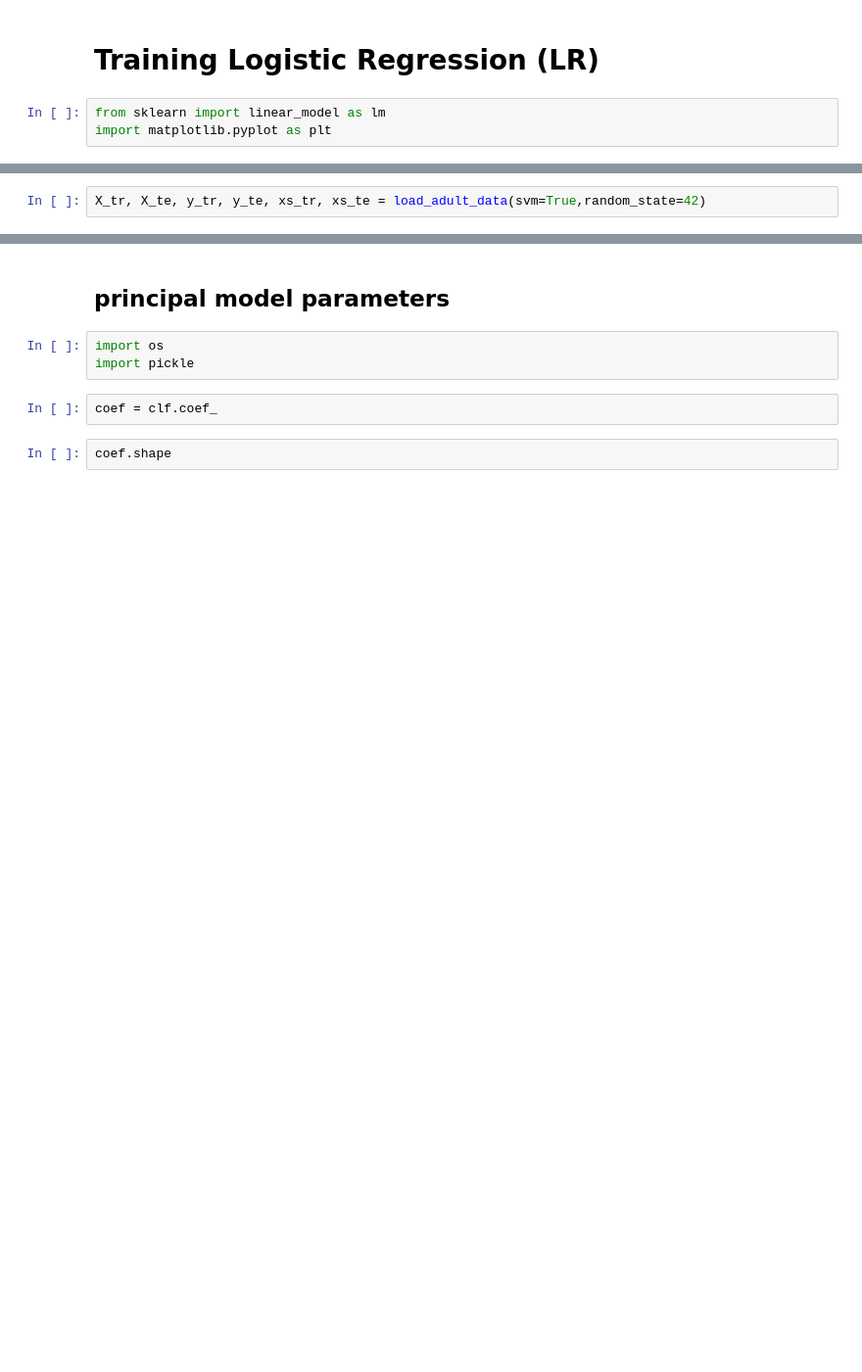
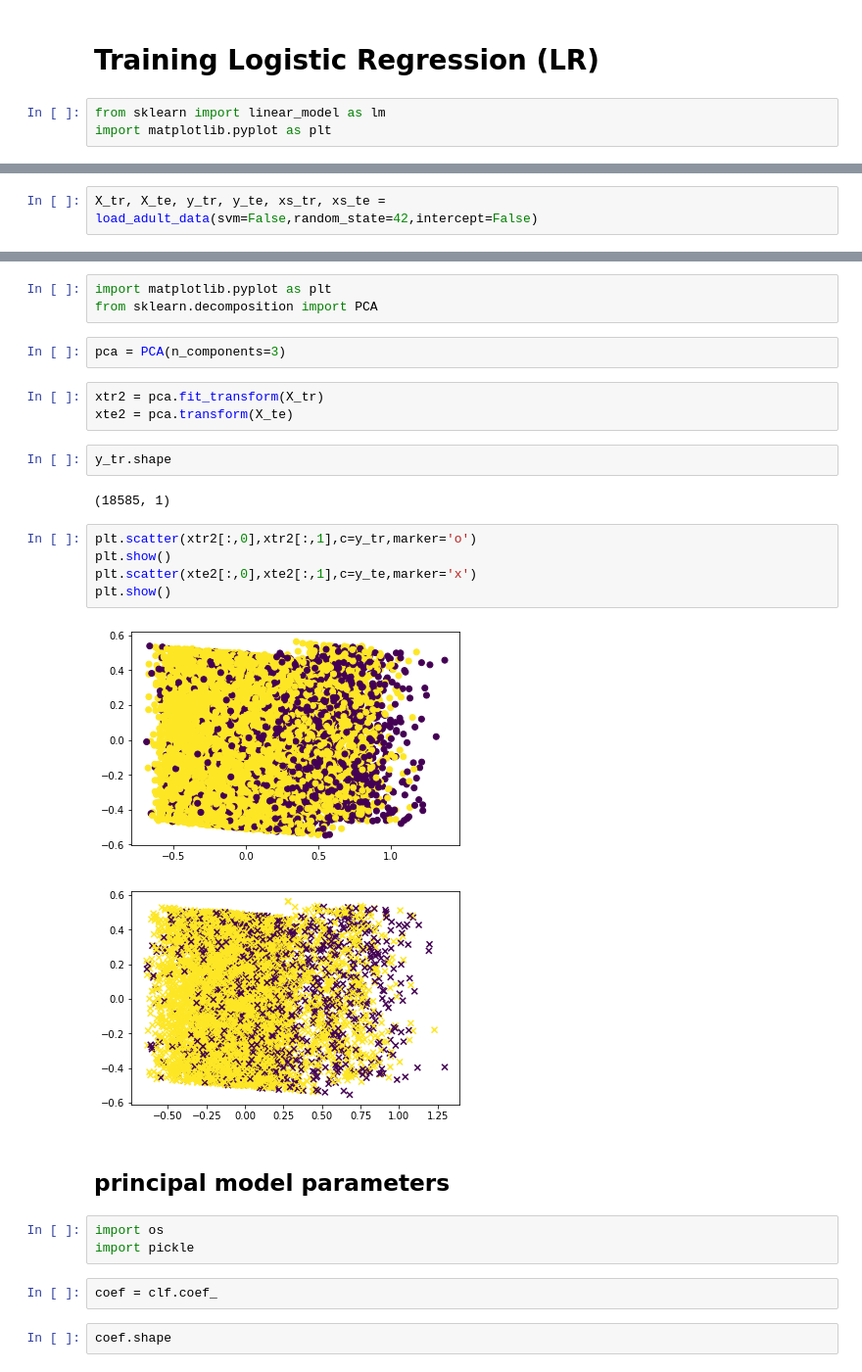
Before and after one commit to psr6275/fairness_audit, a Jupyter notebook: codes/LR training and test.ipynb, the cells around one changed output, grey strips where cells are left out. Shown at 98% size. Saved outputs shown, nothing was run; the diff lists cells and outputs as text; blank space fills up the shorter version.

```diff
--- a/codes/LR training and test.ipynb
+++ b/codes/LR training and test.ipynb
@@ -11,2 +26,2 @@ import matplotlib.pyplot as plt
 # %%
-X_tr, X_te, y_tr, y_te, xs_tr, xs_te = load_adult_data(svm=True,random_state=42)
+X_tr, X_te, y_tr, y_te, xs_tr, xs_te = load_adult_data(svm=False,random_state=42,intercept=False)
@@ -27,3 +80,23 @@ LogisticRegression()
+# %%
+import matplotlib.pyplot as plt
+from sklearn.decomposition import PCA
+# %%
+pca = PCA(n_components=3)
+# %%
+xtr2 = pca.fit_transform(X_tr)
+xte2 = pca.transform(X_te)
+# %%
+y_tr.shape
+# %% [output]
+(18585, 1)
+# %%
+plt.scatter(xtr2[:,0],xtr2[:,1],c=y_tr,marker='o')
+plt.show()
+plt.scatter(xte2[:,0],xte2[:,1],c=y_te,marker='x')
+plt.show()
+# %% [output]
+[figure, added]
+[figure, added]
 # %% [markdown]
 ## principal model parameters
 # %%
```
Also changed, not shown: parts of 11 cells of this notebook, 48 other files.
